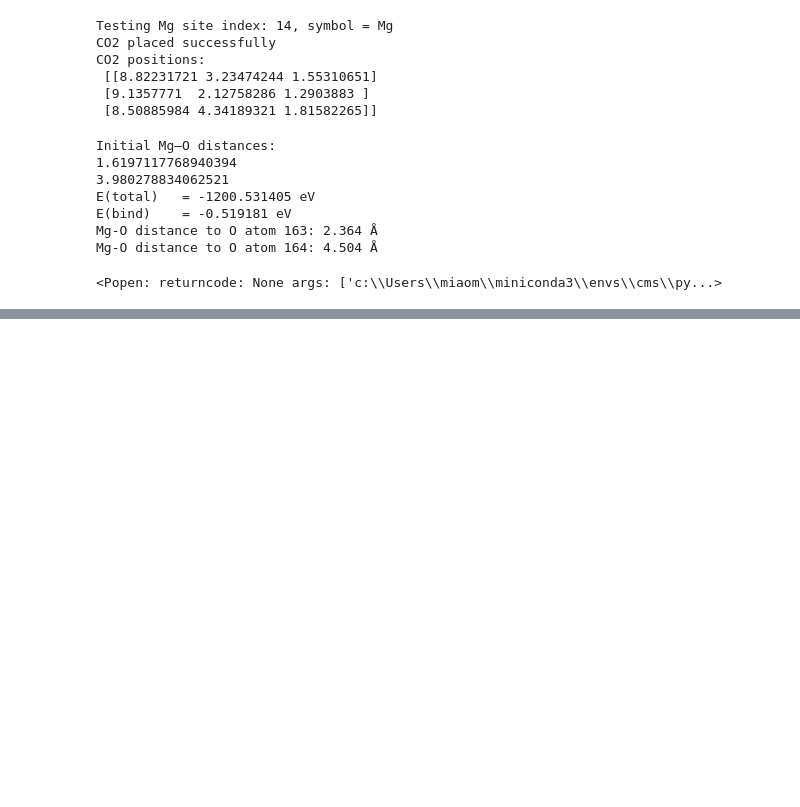
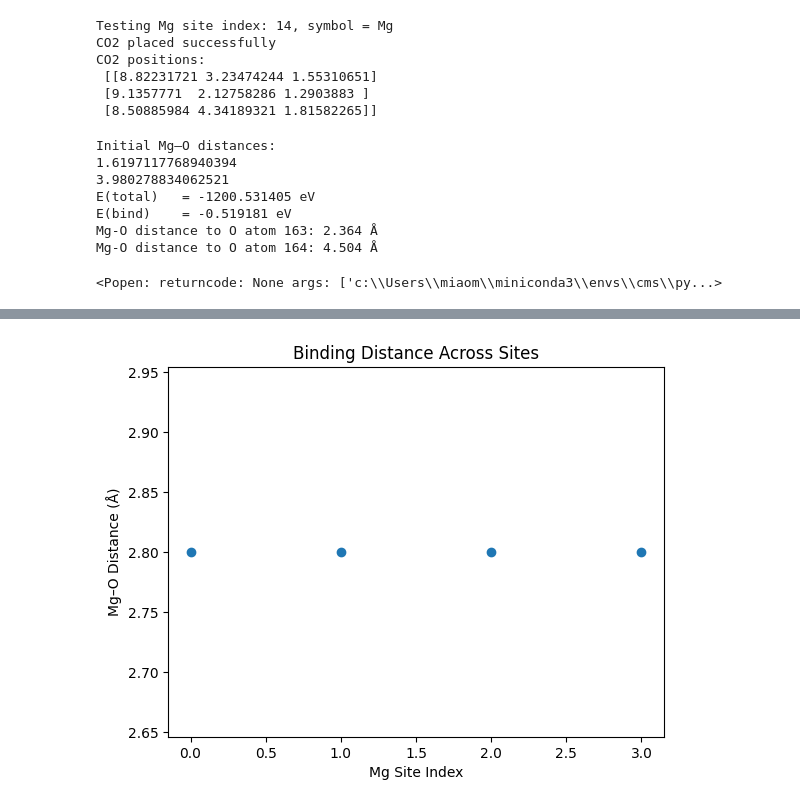
Before and after one commit to cl6767/cbe423-final_project, a Jupyter notebook: simulation.ipynb, the cells around one changed output, grey strips where cells are left out. Saved outputs shown, nothing was run; the diff lists cells and outputs as text; code cells hidden in the pictures; blank space fills up the shorter version.

```diff
--- a/simulation.ipynb
+++ b/simulation.ipynb
@@ -250,0 +244,19 @@ KeyboardInterrupt:
+# %%
+from ase.visualize import view
+
+for idx in test_sites:
+    co2_placed, meta = place_co2_oriented(mof_74, co2, idx)
+
+    if co2_placed is None:
+        print(f"Site {idx}: placement failed")
+        continue
+
+    system = mof_74.copy()
+    system += co2_placed
+
+    print(f"Viewing site {idx}")
+    print("Direction:", meta["direction"])
+    print("Mg-O distance:", meta["mg_o_distance"])
+
+    view(system)
+    input("Press Enter to continue...")
@@ -250,0 +353,12 @@ KeyboardInterrupt:
+# %%
+# mg-o distance v. site
+plt.figure()
+plt.scatter(sites, dist)
+
+plt.xlabel("Mg Site Index")
+plt.ylabel("Mg–O Distance (Å)")
+plt.title("Binding Distance Across Sites")
+
+plt.show()
+# %% [output]
+[figure, added]
```
Also changed, not shown: parts of 12 cells of this notebook.
